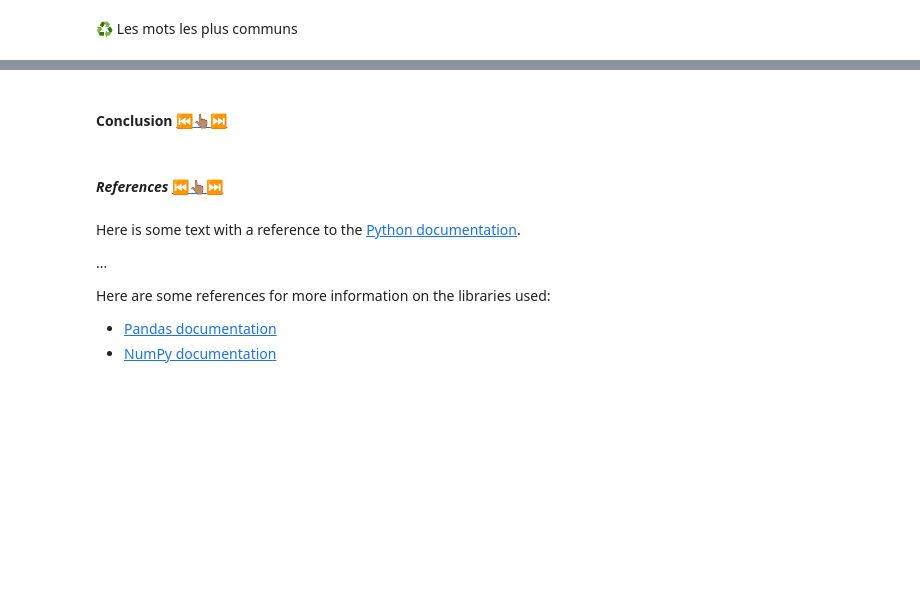
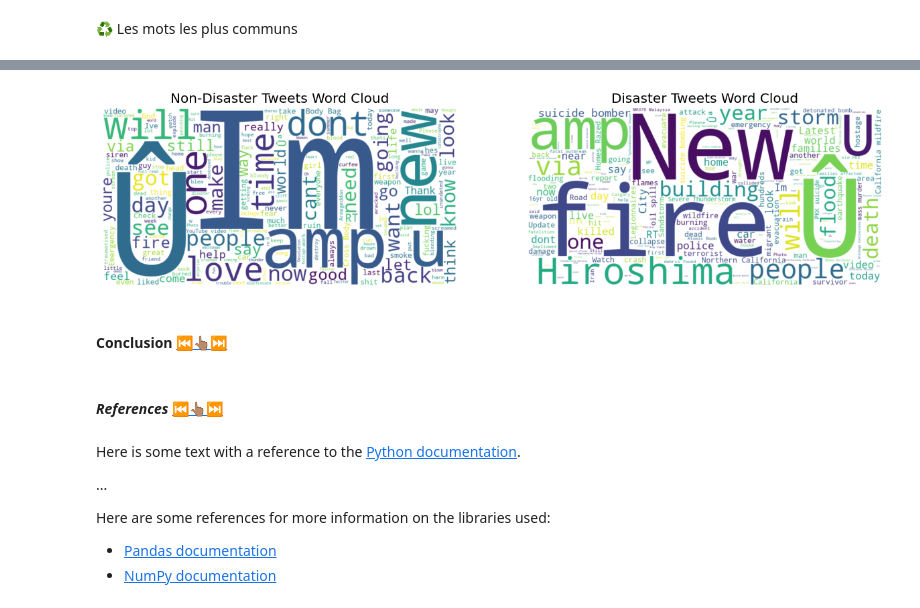
Before and after one commit to dnaby/NLP-Disaster-Tweets-Detection, a Jupyter notebook: notebooks/disaster_tweets_eda.ipynb, the cells around one changed output, grey strips where cells are left out. Saved outputs shown, nothing was run; the diff lists cells and outputs as text; code cells hidden in the pictures; blank space fills up the shorter version.

```diff
--- a/notebooks/disaster_tweets_eda.ipynb
+++ b/notebooks/disaster_tweets_eda.ipynb
@@ -607,3 +307,7 @@ plt.show()
+# %%
+plot_wordcloud(raw=False)
+# %% [output]
+[figure, added]
 # %% [markdown]
 <a id="5"></a>
 #### Conclusion [⏮️](#4)[👆🏽](#0)[⏭️](#6)
```
Also changed, not shown: parts of 63 cells of this notebook, 8 other files.
